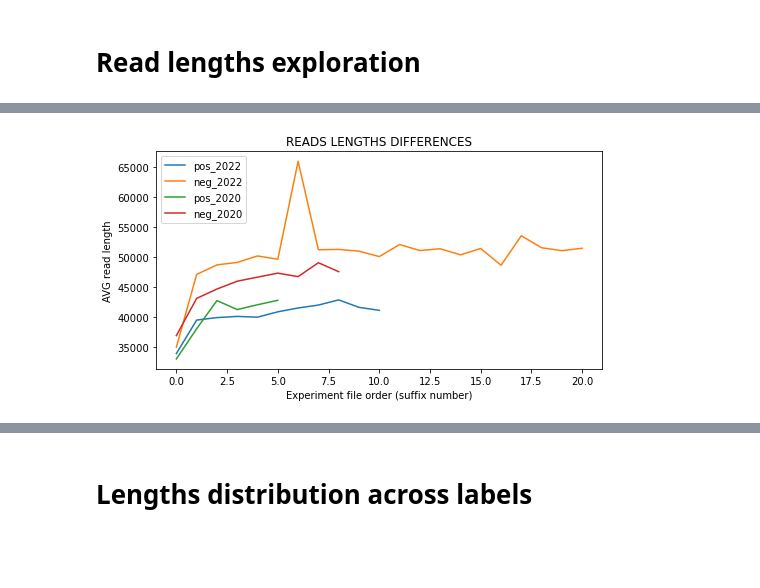
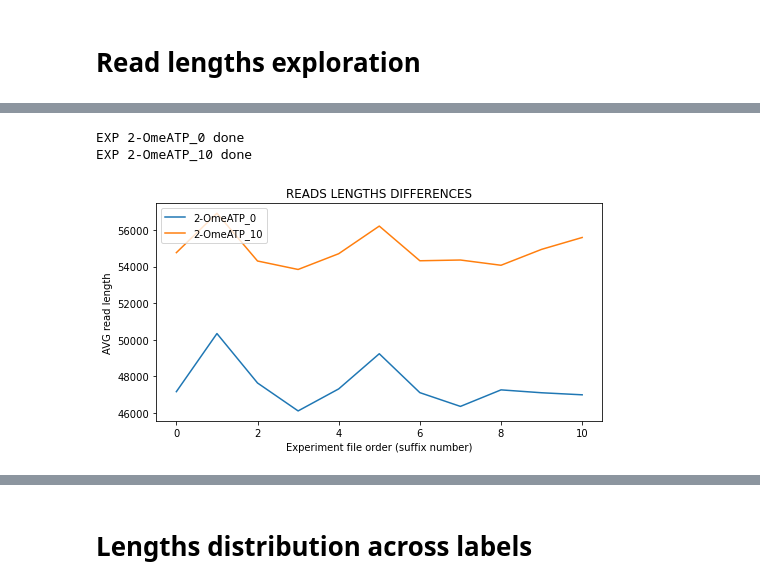
Before and after one commit to maragkakislab/rnakinet, a Jupyter notebook: Explore.ipynb, the cells around one changed output, grey strips where cells are left out. Saved outputs shown, nothing was run; the diff lists cells and outputs as text; code cells hidden in the pictures; blank space fills up the shorter version.

```diff
--- a/Explore.ipynb
+++ b/Explore.ipynb
@@ -41,24 +30,23 @@ EXP neg_2020 done
 # %%
 from statistics import mean
-# fig, axs = plt.subplots(len(exp_lengths.keys()), sharey=True, figsize=(13,10))
-fig, ax = plt.subplots(figsize=(8,4))
-for j, (exp, file_lengths) in enumerate(exp_lengths.items()):
-    # fig, axs = plt.subplots(len(file_lengths.keys()), sharey=True, figsize=(13,10))
-    means = []
-    for i,(k,v) in enumerate(file_lengths.items()):
-        means.append(int(mean(v)))
-        # axs[i].plot(v, label=f'{exp}:MEAN:{int(mean(v))}', color='black')
-        # axs[i].legend(loc="upper left")
-    ax.plot(means, label=exp)
 
-ax.set_title('READS LENGTHS DIFFERENCES')
-ax.set_ylabel('AVG read length')
-ax.set_xlabel('Experiment file order (suffix number)')
-#TODO fix ticks
-# ax.set_xticks(range(0,10*skip,skip))
-ax.legend(loc="upper left")
-pass
-#On avg, shorter reads have Modifs, longer do not
+def plot_avg_lengths(exp_lengths):
+    #TODO add medians
+    fig, ax = plt.subplots(figsize=(8,4))
+    for j, (exp, file_lengths) in enumerate(exp_lengths.items()):
+        means = []
+        for i,(k,v) in enumerate(file_lengths.items()):
+            means.append(int(mean(v)))
+        ax.plot(means, label=exp)
+
+    ax.set_title('READS LENGTHS DIFFERENCES')
+    ax.set_ylabel('AVG read length')
+    ax.set_xlabel('Experiment file order (suffix number)')
+    ax.legend(loc="upper left")
-# %% [output]
-[figure, removed]
+# %%
+plot_avg_lengths(get_read_lengths(['2-OmeATP_0','2-OmeATP_10']))
+# %% [output]
+EXP 2-OmeATP_0 done
+EXP 2-OmeATP_10 done
+[figure, added]
 # %% [markdown]
```
Also changed, not shown: parts of 19 cells of this notebook, 3 other files.
